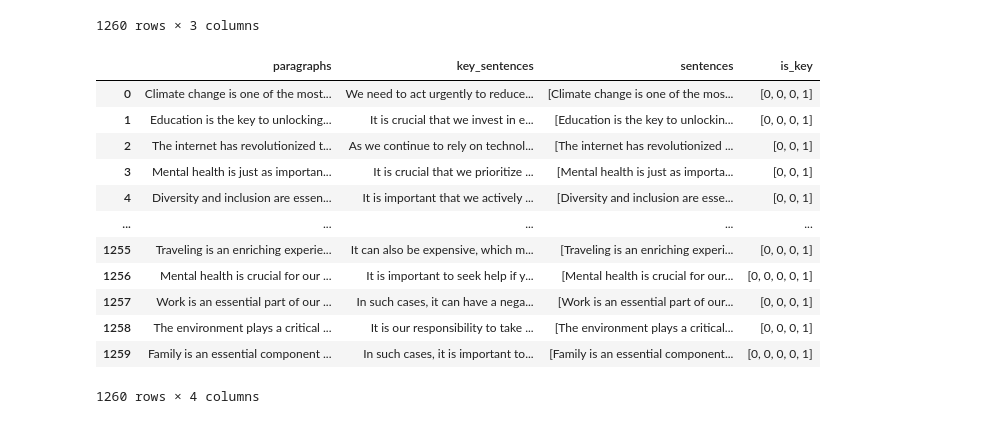
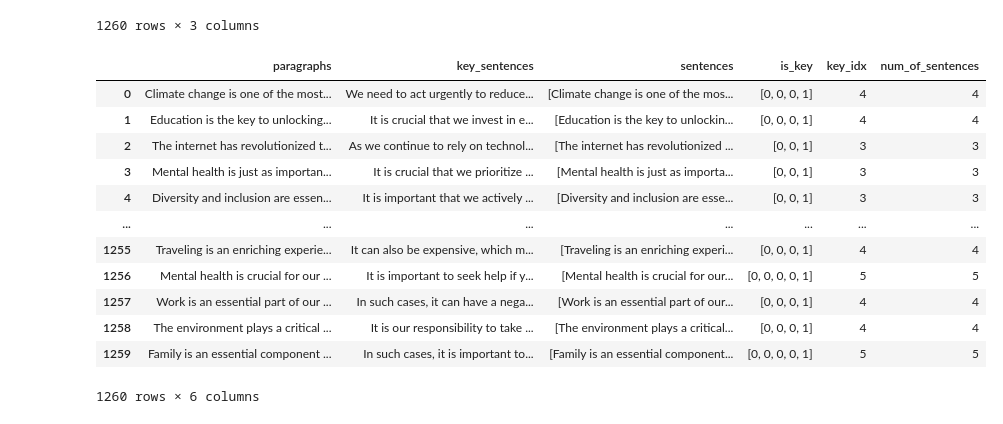
Before and after one commit to cfong32/key-sentence-extraction, a Jupyter notebook: exp19_check_chatgptDS.ipynb, the cells around one changed output. Cells and saved outputs as stored; diff of their text form; code cells hidden in the pictures.

```diff
--- a/exp19_check_chatgptDS.ipynb
+++ b/exp19_check_chatgptDS.ipynb
@@ -56,27 +57,31 @@ df
 # %%
 # indicate which is the key sentence
 
 df['is_key'] = df.apply(
     lambda x: (
         [int(x.key_sentences in s) for s in x.sentences]
     ),
     axis=1
 )
+
+df['key_idx'] = df['is_key'].apply(lambda x: np.argmax(x)+1)
+df['num_of_sentences'] = df['is_key'].apply(lambda x: len(x))
+
 df
 # %% [output]
-|  | paragraphs | key_sentences | sentences | is_key |
-| 0 | Climate change is one of the most... | We need to act urgently to reduce... | [Climate change is one of the mos... | [0, 0, 0, 1] |
-| 1 | Education is the key to unlocking... | It is crucial that we invest in e... | [Education is the key to unlockin... | [0, 0, 0, 1] |
-| 2 | The internet has revolutionized t... | As we continue to rely on technol... | [The internet has revolutionized ... | [0, 0, 1] |
-| 3 | Mental health is just as importan... | It is crucial that we prioritize ... | [Mental health is just as importa... | [0, 0, 1] |
-| 4 | Diversity and inclusion are essen... | It is important that we actively ... | [Diversity and inclusion are esse... | [0, 0, 1] |
-| ... | ... | ... | ... | ... |
-| 1255 | Traveling is an enriching experie... | It can also be expensive, which m... | [Traveling is an enriching experi... | [0, 0, 0, 1] |
-| 1256 | Mental health is crucial for our ... | It is important to seek help if y... | [Mental health is crucial for our... | [0, 0, 0, 0, 1] |
-| 1257 | Work is an essential part of our ... | In such cases, it can have a nega... | [Work is an essential part of our... | [0, 0, 0, 1] |
-| 1258 | The environment plays a critical ... | It is our responsibility to take ... | [The environment plays a critical... | [0, 0, 0, 1] |
-| 1259 | Family is an essential component ... | In such cases, it is important to... | [Family is an essential component... | [0, 0, 0, 0, 1] |
+|  | paragraphs | key_sentences | sentences | is_key | key_idx | num_of_sentences |
+| 0 | Climate change is one of the most... | We need to act urgently to reduce... | [Climate change is one of the mos... | [0, 0, 0, 1] | 4 | 4 |
+| 1 | Education is the key to unlocking... | It is crucial that we invest in e... | [Education is the key to unlockin... | [0, 0, 0, 1] | 4 | 4 |
+| 2 | The internet has revolutionized t... | As we continue to rely on technol... | [The internet has revolutionized ... | [0, 0, 1] | 3 | 3 |
+| 3 | Mental health is just as importan... | It is crucial that we prioritize ... | [Mental health is just as importa... | [0, 0, 1] | 3 | 3 |
+| 4 | Diversity and inclusion are essen... | It is important that we actively ... | [Diversity and inclusion are esse... | [0, 0, 1] | 3 | 3 |
+| ... | ... | ... | ... | ... | ... | ... |
+| 1255 | Traveling is an enriching experie... | It can also be expensive, which m... | [Traveling is an enriching experi... | [0, 0, 0, 1] | 4 | 4 |
+| 1256 | Mental health is crucial for our ... | It is important to seek help if y... | [Mental health is crucial for our... | [0, 0, 0, 0, 1] | 5 | 5 |
+| 1257 | Work is an essential part of our ... | In such cases, it can have a nega... | [Work is an essential part of our... | [0, 0, 0, 1] | 4 | 4 |
+| 1258 | The environment plays a critical ... | It is our responsibility to take ... | [The environment plays a critical... | [0, 0, 0, 1] | 4 | 4 |
+| 1259 | Family is an essential component ... | In such cases, it is important to... | [Family is an essential component... | [0, 0, 0, 0, 1] | 5 | 5 |
-1260 rows × 4 columns
+1260 rows × 6 columns
 # %%
 # show all "single-sentence" paragraphs
 
```
Also changed, not shown: parts of 8 cells of this notebook.
